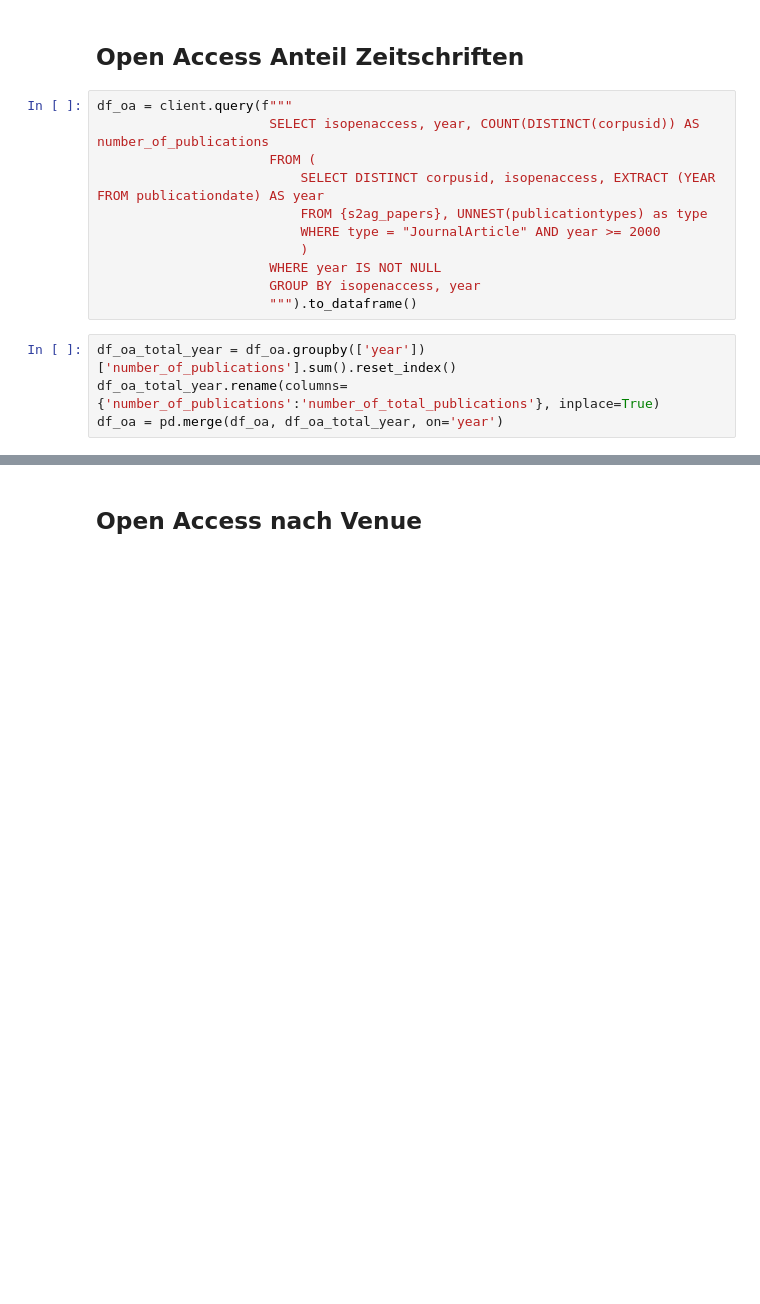
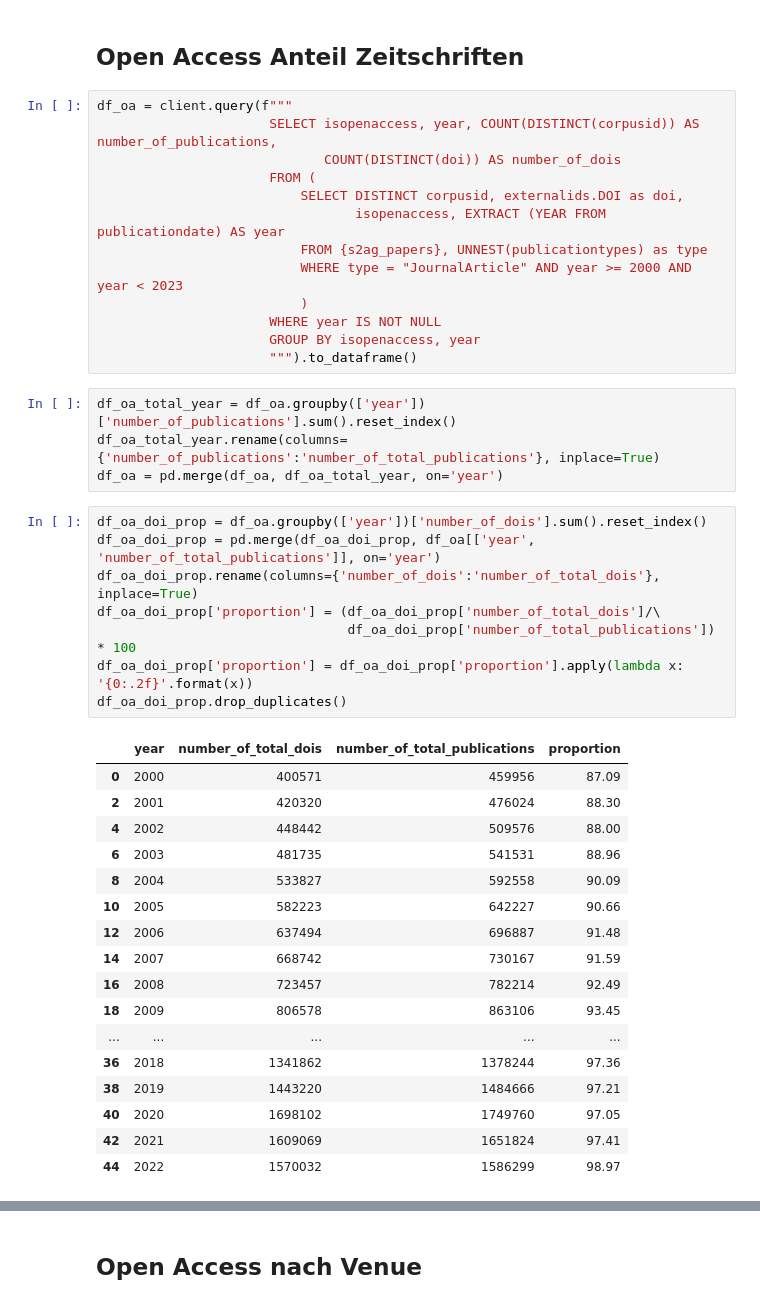
Before and after one commit to naustica/MA, a Jupyter notebook: Codebook.ipynb, the cells around one changed output, grey strips where cells are left out. Cells and saved outputs as stored; diff of their text form; blank space fills up the shorter version.

```diff
--- a/Codebook.ipynb
+++ b/Codebook.ipynb
@@ -445,11 +463,13 @@ plt.show()
 ## Open Access Anteil Zeitschriften
 # %%
 df_oa = client.query(f"""
-                      SELECT isopenaccess, year, COUNT(DISTINCT(corpusid)) AS number_of_publications
+                      SELECT isopenaccess, year, COUNT(DISTINCT(corpusid)) AS number_of_publications,
+                             COUNT(DISTINCT(doi)) AS number_of_dois
                       FROM (
-                          SELECT DISTINCT corpusid, isopenaccess, EXTRACT (YEAR FROM publicationdate) AS year
+                          SELECT DISTINCT corpusid, externalids.DOI as doi,
+                                 isopenaccess, EXTRACT (YEAR FROM publicationdate) AS year
                           FROM {s2ag_papers}, UNNEST(publicationtypes) as type
-                          WHERE type = "JournalArticle" AND year >= 2000
+                          WHERE type = "JournalArticle" AND year >= 2000 AND year < 2023
                           )
                       WHERE year IS NOT NULL
                       GROUP BY isopenaccess, year
@@ -458,3 +478,29 @@ df_oa = client.query(f"""
 df_oa_total_year = df_oa.groupby(['year'])['number_of_publications'].sum().reset_index()
 df_oa_total_year.rename(columns={'number_of_publications':'number_of_total_publications'}, inplace=True)
 df_oa = pd.merge(df_oa, df_oa_total_year, on='year')
+# %%
+df_oa_doi_prop = df_oa.groupby(['year'])['number_of_dois'].sum().reset_index()
+df_oa_doi_prop = pd.merge(df_oa_doi_prop, df_oa[['year', 'number_of_total_publications']], on='year')
+df_oa_doi_prop.rename(columns={'number_of_dois':'number_of_total_dois'}, inplace=True)
+df_oa_doi_prop['proportion'] = (df_oa_doi_prop['number_of_total_dois']/\
+                                df_oa_doi_prop['number_of_total_publications']) * 100
+df_oa_doi_prop['proportion'] = df_oa_doi_prop['proportion'].apply(lambda x: '{0:.2f}'.format(x))
+df_oa_doi_prop.drop_duplicates()
+# %% [output]
+|  | year | number_of_total_dois | number_of_total_publications | proportion |
+| 0 | 2000 | 400571 | 459956 | 87.09 |
+| 2 | 2001 | 420320 | 476024 | 88.30 |
+| 4 | 2002 | 448442 | 509576 | 88.00 |
+| 6 | 2003 | 481735 | 541531 | 88.96 |
+| 8 | 2004 | 533827 | 592558 | 90.09 |
+| 10 | 2005 | 582223 | 642227 | 90.66 |
+| 12 | 2006 | 637494 | 696887 | 91.48 |
+| 14 | 2007 | 668742 | 730167 | 91.59 |
+| 16 | 2008 | 723457 | 782214 | 92.49 |
+| 18 | 2009 | 806578 | 863106 | 93.45 |
+| ... | ... | ... | ... | ... |
+| 36 | 2018 | 1341862 | 1378244 | 97.36 |
+| 38 | 2019 | 1443220 | 1484666 | 97.21 |
+| 40 | 2020 | 1698102 | 1749760 | 97.05 |
+| 42 | 2021 | 1609069 | 1651824 | 97.41 |
+| 44 | 2022 | 1570032 | 1586299 | 98.97 |
```
Also changed, not shown: parts of 11 cells of this notebook, 3 other files.
